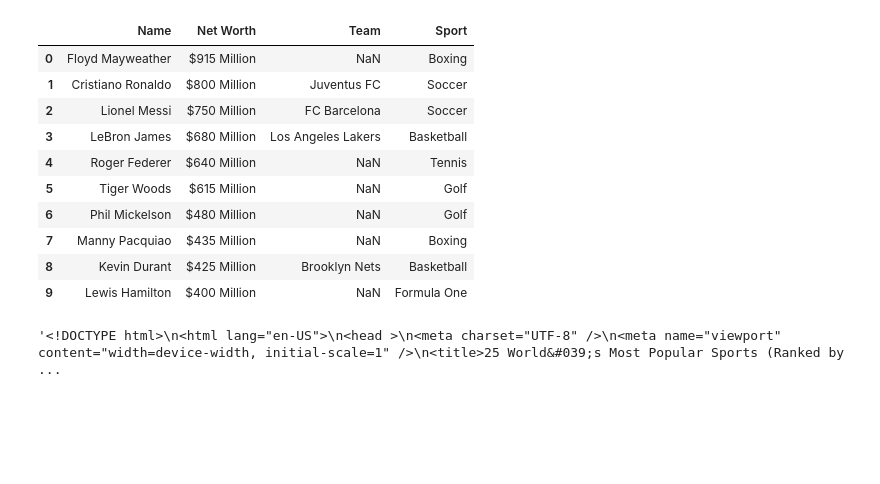
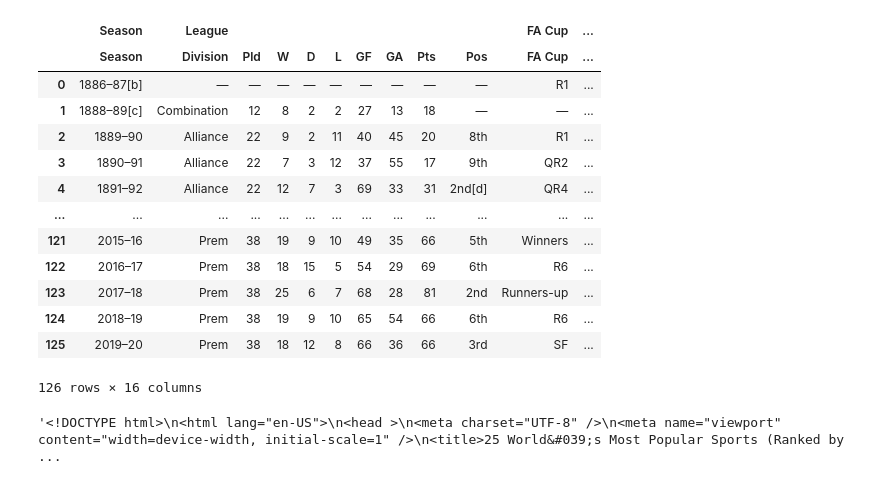
Before and after one commit to zhouzhuosheng/ANLY6400-Project-Replacement, a Jupyter notebook: Project Replacement.ipynb, the cells around one changed output. Drawn from its saved outputs; the diff is of its cells as text; code cells hidden in the pictures; blank space fills up the shorter version.

```diff
--- a/Project Replacement.ipynb
+++ b/Project Replacement.ipynb
@@ -8 +6,3 @@ url = "https://www.lineups.com/articles/highest-paid-athletes/"
+# %%
+url = "https://en.wikipedia.org/wiki/List_of_Manchester_United_F.C._seasons"
 # %%
@@ -10,17 +10,21 @@ ta = pd.read_html(url)
-# %%
-ta[0]
-# %% [output]
-|  | Name | Net Worth | Team | Sport |
-| 0 | Floyd Mayweather | $915 Million | NaN | Boxing |
-| 1 | Cristiano Ronaldo | $800 Million | Juventus FC | Soccer |
-| 2 | Lionel Messi | $750 Million | FC Barcelona | Soccer |
-| 3 | LeBron James | $680 Million | Los Angeles Lakers | Basketball |
-| 4 | Roger Federer | $640 Million | NaN | Tennis |
-| 5 | Tiger Woods | $615 Million | NaN | Golf |
-| 6 | Phil Mickelson | $480 Million | NaN | Golf |
-| 7 | Manny Pacquiao | $435 Million | NaN | Boxing |
-| 8 | Kevin Durant | $425 Million | Brooklyn Nets | Basketball |
-| 9 | Lewis Hamilton | $400 Million | NaN | Formula One |
+# %%
+PL = pd.read_html(url, match = 'Prem')[1]
+PL
+# %% [output]
+|  | Season | League |  |  |  |  |  |  |  |  | FA Cup | ... |
+|  | Season | Division | Pld | W | D | L | GF | GA | Pts | Pos | FA Cup | ... |
+| 0 | 1886–87[b] | — | — | — | — | — | — | — | — | — | R1 | ... |
+| 1 | 1888–89[c] | Combination | 12 | 8 | 2 | 2 | 27 | 13 | 18 | — | — | ... |
+| 2 | 1889–90 | Alliance | 22 | 9 | 2 | 11 | 40 | 45 | 20 | 8th | R1 | ... |
+| 3 | 1890–91 | Alliance | 22 | 7 | 3 | 12 | 37 | 55 | 17 | 9th | QR2 | ... |
+| 4 | 1891–92 | Alliance | 22 | 12 | 7 | 3 | 69 | 33 | 31 | 2nd[d] | QR4 | ... |
+| ... | ... | ... | ... | ... | ... | ... | ... | ... | ... | ... | ... | ... |
+| 121 | 2015–16 | Prem | 38 | 19 | 9 | 10 | 49 | 35 | 66 | 5th | Winners | ... |
+| 122 | 2016–17 | Prem | 38 | 18 | 15 | 5 | 54 | 29 | 69 | 6th | R6 | ... |
+| 123 | 2017–18 | Prem | 38 | 25 | 6 | 7 | 68 | 28 | 81 | 2nd | Runners-up | ... |
+| 124 | 2018–19 | Prem | 38 | 19 | 9 | 10 | 65 | 54 | 66 | 6th | R6 | ... |
+| 125 | 2019–20 | Prem | 38 | 18 | 12 | 8 | 66 | 36 | 66 | 3rd | SF | ... |
+126 rows × 16 columns
 # %%
 url2 = "https://www.totalsportek.com/popular-sports/"
 # %%
```
Also changed, not shown: parts of 4 cells of this notebook.
